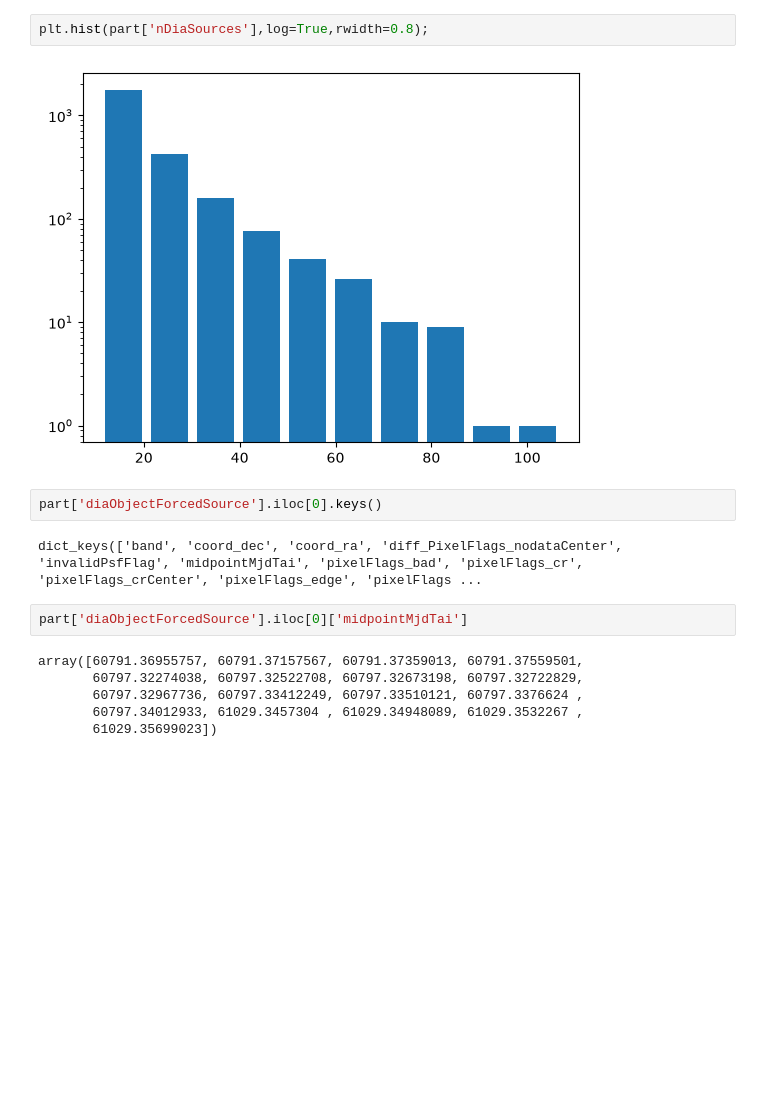
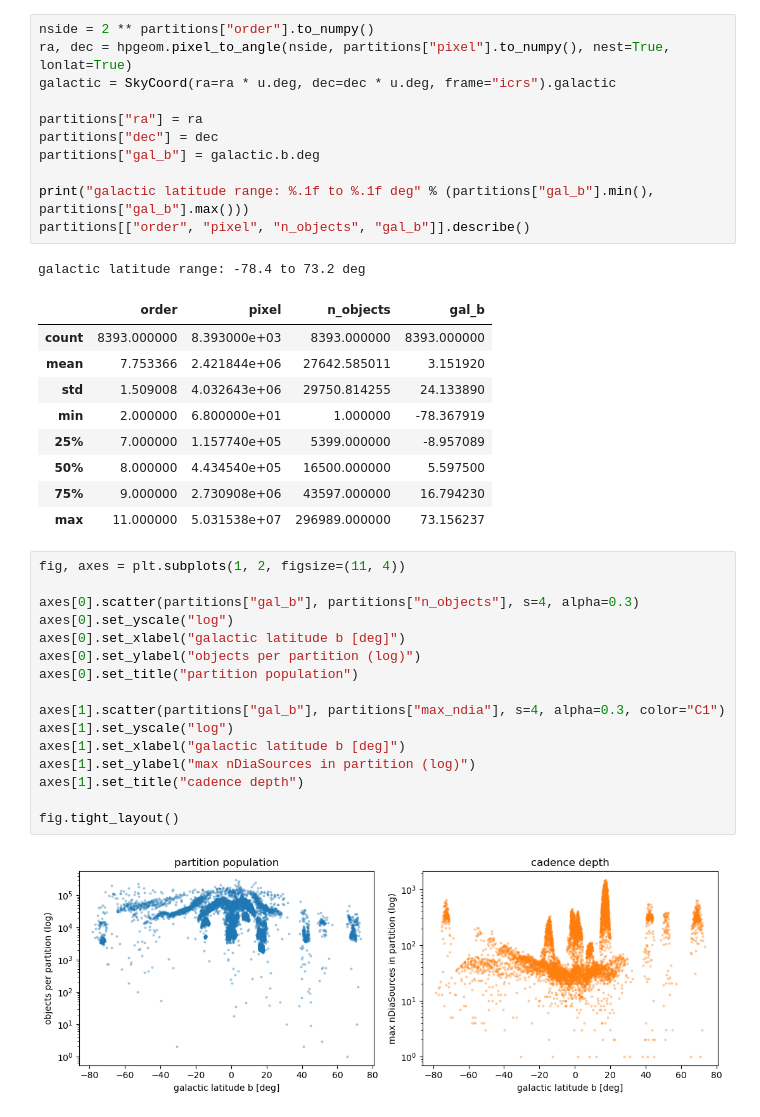
Before and after one commit to ShrRa/dp2_trieste_hands_on, a Jupyter notebook: notebooks/01_read_diaObj.ipynb, the cells around one changed output. Drawn from its saved outputs; the diff is of its cells as text; blank space fills up the shorter version.

```diff
--- a/notebooks/01_read_diaObj.ipynb
+++ b/notebooks/01_read_diaObj.ipynb
@@ -46,16 +127,40 @@ Index(['dec', 'diaObjectId', 'nDiaSources', 'ra', 'tract',
 # %%
-plt.hist(part['nDiaSources'],log=True,rwidth=0.8);
+nside = 2 ** partitions["order"].to_numpy()
+ra, dec = hpgeom.pixel_to_angle(nside, partitions["pixel"].to_numpy(), nest=True, lonlat=True)
+galactic = SkyCoord(ra=ra * u.deg, dec=dec * u.deg, frame="icrs").galactic
+
+partitions["ra"] = ra
+partitions["dec"] = dec
+partitions["gal_b"] = galactic.b.deg
+
+print("galactic latitude range: %.1f to %.1f deg" % (partitions["gal_b"].min(), partitions["gal_b"].max()))
+partitions[["order", "pixel", "n_objects", "gal_b"]].describe()
 # %% [output]
-[figure, removed]
+galactic latitude range: -78.4 to 73.2 deg
+|  | order | pixel | n_objects | gal_b |
+| count | 8393.000000 | 8.393000e+03 | 8393.000000 | 8393.000000 |
+| mean | 7.753366 | 2.421844e+06 | 27642.585011 | 3.151920 |
+| std | 1.509008 | 4.032643e+06 | 29750.814255 | 24.133890 |
+| min | 2.000000 | 6.800000e+01 | 1.000000 | -78.367919 |
+| 25% | 7.000000 | 1.157740e+05 | 5399.000000 | -8.957089 |
+| 50% | 8.000000 | 4.434540e+05 | 16500.000000 | 5.597500 |
+| 75% | 9.000000 | 2.730908e+06 | 43597.000000 | 16.794230 |
+| max | 11.000000 | 5.031538e+07 | 296989.000000 | 73.156237 |
 # %%
-part['diaObjectForcedSource'].iloc[0].keys()
+fig, axes = plt.subplots(1, 2, figsize=(11, 4))
+
+axes[0].scatter(partitions["gal_b"], partitions["n_objects"], s=4, alpha=0.3)
+axes[0].set_yscale("log")
+axes[0].set_xlabel("galactic latitude b [deg]")
+axes[0].set_ylabel("objects per partition (log)")
+axes[0].set_title("partition population")
+
+axes[1].scatter(partitions["gal_b"], partitions["max_ndia"], s=4, alpha=0.3, color="C1")
+axes[1].set_yscale("log")
+axes[1].set_xlabel("galactic latitude b [deg]")
+axes[1].set_ylabel("max nDiaSources in partition (log)")
+axes[1].set_title("cadence depth")
+
+fig.tight_layout()
 # %% [output]
-dict_keys(['band', 'coord_dec', 'coord_ra', 'diff_PixelFlags_nodataCenter', 'invalidPsfFlag', 'midpointMjdTai', 'pixelFlags_bad', 'pixelFlags_cr', 'pixelFlags_crCenter', 'pixelFlags_edge', 'pixelFlags ...
+[figure, added]
-# %%
-part['diaObjectForcedSource'].iloc[0]['midpointMjdTai']
-# %% [output]
-array([60791.36955757, 60791.37157567, 60791.37359013, 60791.37559501,
-       60797.32274038, 60797.32522708, 60797.32673198, 60797.32722829,
-       60797.32967736, 60797.33412249, 60797.33510121, 60797.3376624 ,
-       60797.34012933, 61029.3457304 , 61029.34948089, 61029.3532267 ,
-       61029.35699023])
```
Also changed, not shown: parts of 23 cells of this notebook, 6 other files.
